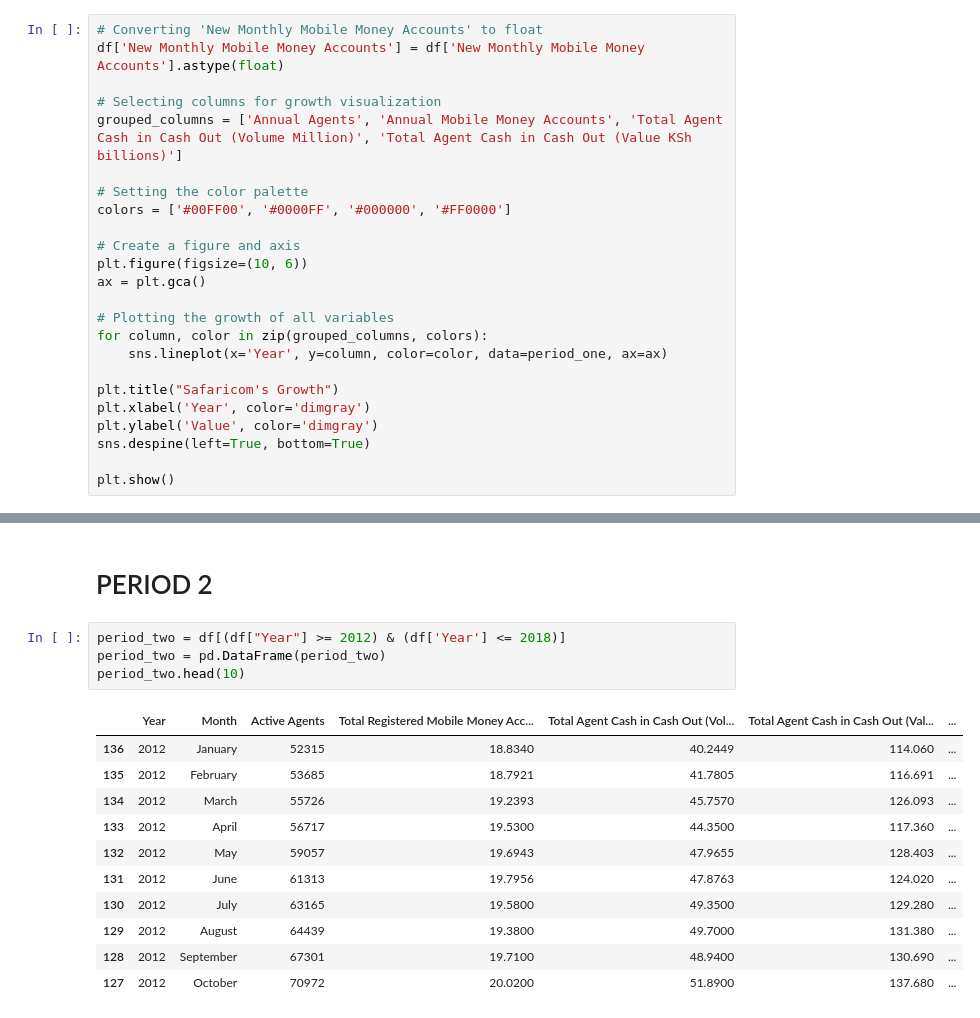
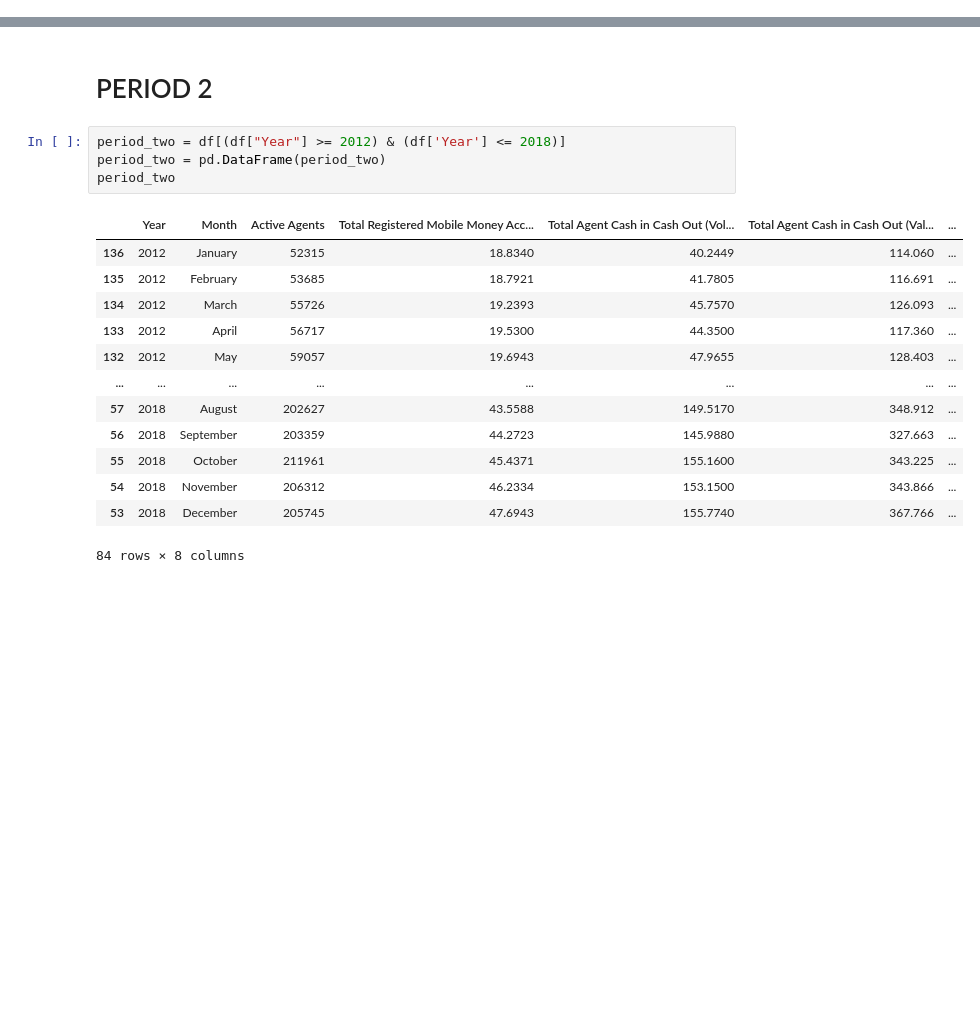
Before and after one commit to Murega14/Value-of-Transactions, a Jupyter notebook: transactions.ipynb, the cells around one changed output, grey strips where cells are left out. Saved outputs shown, nothing was run; the diff lists cells and outputs as text; blank space fills up the shorter version.

```diff
--- a/transactions.ipynb
+++ b/transactions.ipynb
@@ -436,27 +436,3 @@ New Monthly Mobile Money Accounts                     float64
 Annual Agents                                         float64
 Annual Mobile Money Accounts                          float64
 dtype: object
-# %%
-# Converting 'New Monthly Mobile Money Accounts' to float
-df['New Monthly Mobile Money Accounts'] = df['New Monthly Mobile Money Accounts'].astype(float)
-
-# Selecting columns for growth visualization
-grouped_columns = ['Annual Agents', 'Annual Mobile Money Accounts', 'Total Agent Cash in Cash Out (Volume Million)', 'Total Agent Cash in Cash Out (Value KSh billions)']
-
-# Setting the color palette
-colors = ['#00FF00', '#0000FF', '#000000', '#FF0000']
-
-# Create a figure and axis
-plt.figure(figsize=(10, 6))
-ax = plt.gca()
-
-# Plotting the growth of all variables
-for column, color in zip(grouped_columns, colors):
-    sns.lineplot(x='Year', y=column, color=color, data=period_one, ax=ax)
-
-plt.title("Safaricom's Growth")
-plt.xlabel('Year', color='dimgray')
-plt.ylabel('Value', color='dimgray')
-sns.despine(left=True, bottom=True)
-
-plt.show()
@@ -467,16 +441,18 @@ plt.show()
 # %%
 period_two = df[(df["Year"] >= 2012) & (df['Year'] <= 2018)]
 period_two = pd.DataFrame(period_two)
-period_two.head(10)
+period_two
 # %% [output]
 |  | Year | Month | Active Agents | Total Registered Mobile Money Acc... | Total Agent Cash in Cash Out (Vol... | Total Agent Cash in Cash Out (Val... | ... |
 | 136 | 2012 | January | 52315 | 18.8340 | 40.2449 | 114.060 | ... |
 | 135 | 2012 | February | 53685 | 18.7921 | 41.7805 | 116.691 | ... |
 | 134 | 2012 | March | 55726 | 19.2393 | 45.7570 | 126.093 | ... |
 | 133 | 2012 | April | 56717 | 19.5300 | 44.3500 | 117.360 | ... |
 | 132 | 2012 | May | 59057 | 19.6943 | 47.9655 | 128.403 | ... |
-| 131 | 2012 | June | 61313 | 19.7956 | 47.8763 | 124.020 | ... |
-| 130 | 2012 | July | 63165 | 19.5800 | 49.3500 | 129.280 | ... |
-| 129 | 2012 | August | 64439 | 19.3800 | 49.7000 | 131.380 | ... |
-| 128 | 2012 | September | 67301 | 19.7100 | 48.9400 | 130.690 | ... |
-| 127 | 2012 | October | 70972 | 20.0200 | 51.8900 | 137.680 | ... |
+| ... | ... | ... | ... | ... | ... | ... | ... |
+| 57 | 2018 | August | 202627 | 43.5588 | 149.5170 | 348.912 | ... |
+| 56 | 2018 | September | 203359 | 44.2723 | 145.9880 | 327.663 | ... |
+| 55 | 2018 | October | 211961 | 45.4371 | 155.1600 | 343.225 | ... |
+| 54 | 2018 | November | 206312 | 46.2334 | 153.1500 | 343.866 | ... |
+| 53 | 2018 | December | 205745 | 47.6943 | 155.7740 | 367.766 | ... |
+84 rows × 8 columns
```
Also changed, not shown: parts of 4 cells of this notebook, 2 other files.
